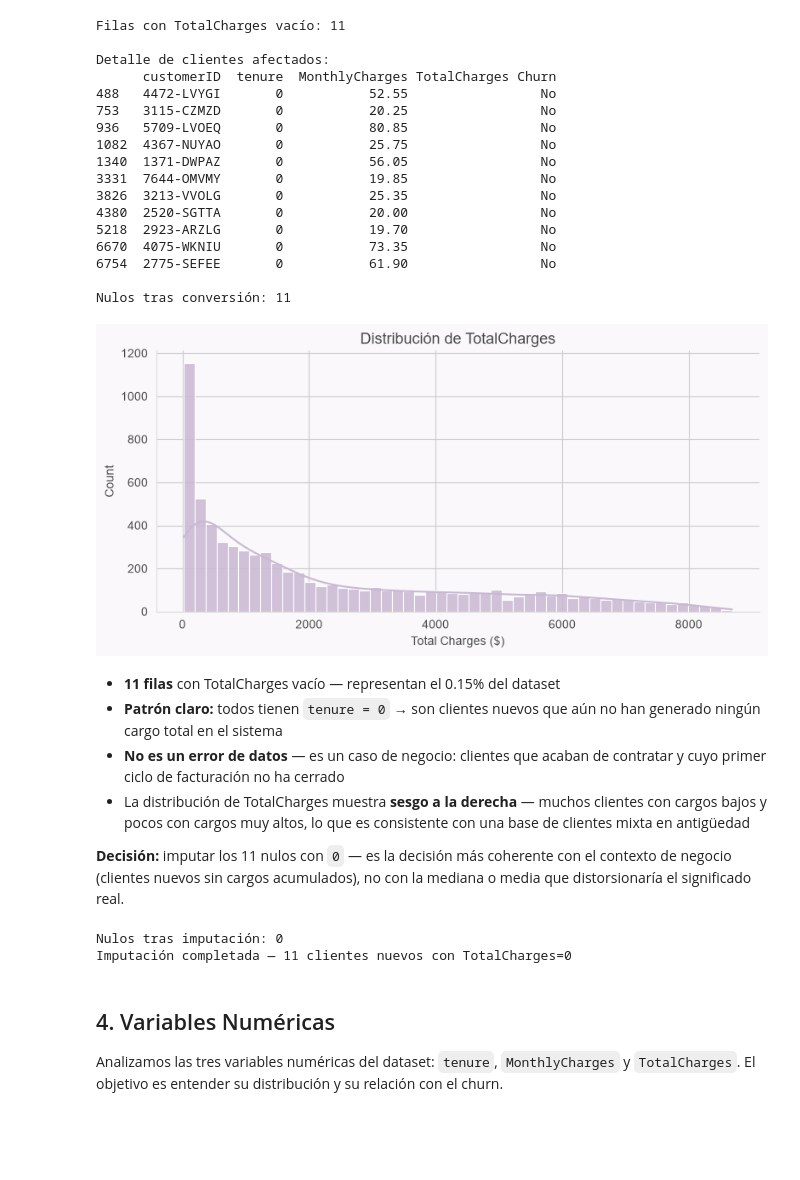
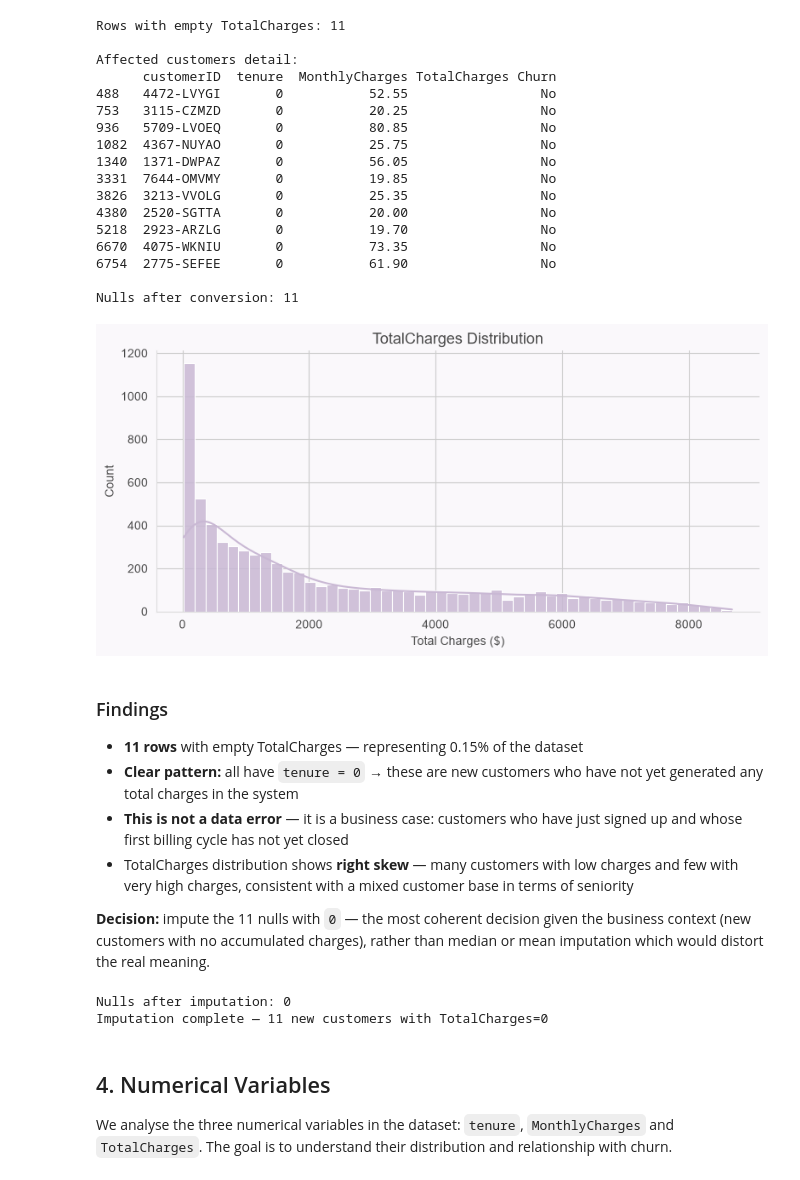
Before and after one commit to dayanaalconz/churn-prediction-pipeline, a Jupyter notebook: notebooks/01_eda.ipynb, the cells around one changed output. Cells and saved outputs as stored; diff of their text form; code cells hidden in the pictures; blank space fills up the shorter version.

```diff
--- a/notebooks/01_eda.ipynb
+++ b/notebooks/01_eda.ipynb
@@ -177,78 +182,75 @@ no detecta como nulos. Investigamos cuántos hay y qué clientes son.
 # %%
-# Identificar valores problemáticos
+# Identify problematic values
 total_charges_issues = df[df["TotalCharges"].str.strip() == ""]
-print(f"Filas con TotalCharges vacío: {len(total_charges_issues)}")
-print(f"\nDetalle de clientes afectados:")
+print(f"Rows with empty TotalCharges: {len(total_charges_issues)}")
+print(f"\nAffected customers detail:")
 print(total_charges_issues[["customerID", "tenure", "MonthlyCharges", "TotalCharges", "Churn"]])
 
-# Convertir a numérico
+# Convert to numeric
 df["TotalCharges"] = pd.to_numeric(df["TotalCharges"], errors="coerce")
-print(f"\nNulos tras conversión: {df['TotalCharges'].isna().sum()}")
+print(f"\nNulls after conversion: {df['TotalCharges'].isna().sum()}")
 
-# Paleta armónica
-SINGLE_COLOR = "#C9B8D4"
-BACKGROUND = "#FAF8FB"
-
-# Distribución de TotalCharges ya limpia
+# Distribution of cleaned TotalCharges
 fig, ax = plt.subplots(figsize=(8, 4), facecolor=BACKGROUND)
 ax.set_facecolor(BACKGROUND)
 sns.histplot(df["TotalCharges"].dropna(), bins=50, kde=True,
              color=SINGLE_COLOR, alpha=0.85, ax=ax)
-ax.set_title("Distribución de TotalCharges", fontsize=13, color="#4A4A4A")
+ax.set_title("TotalCharges Distribution", fontsize=13, color="#4A4A4A")
 ax.set_xlabel("Total Charges ($)", color="#4A4A4A")
 ax.set_ylabel("Count", color="#4A4A4A")
 ax.spines[["top", "right"]].set_visible(False)
 ax.spines[["left", "bottom"]].set_color("#DDDDDD")
 ax.tick_params(colors="#4A4A4A")
 plt.tight_layout()
 plt.savefig("../data/processed/02_totalcharges_distribution.png",
             dpi=150, bbox_inches="tight", facecolor=BACKGROUND)
 plt.show()
 # %% [output]
-Filas con TotalCharges vacío: 11
+Rows with empty TotalCharges: 11
 
-Detalle de clientes afectados:
+Affected customers detail:
       customerID  tenure  MonthlyCharges TotalCharges Churn
 488   4472-LVYGI       0           52.55                 No
 753   3115-CZMZD       0           20.25                 No
 936   5709-LVOEQ       0           80.85                 No
 1082  4367-NUYAO       0           25.75                 No
 1340  1371-DWPAZ       0           56.05                 No
 3331  7644-OMVMY       0           19.85                 No
 3826  3213-VVOLG       0           25.35                 No
 4380  2520-SGTTA       0           20.00                 No
 5218  2923-ARZLG       0           19.70                 No
 6670  4075-WKNIU       0           73.35                 No
 6754  2775-SEFEE       0           61.90                 No
 
-Nulos tras conversión: 11
+Nulls after conversion: 11
-[figure, old version]
+[figure, new version]
 # %% [markdown]
-- **11 filas** con TotalCharges vacío — representan el 0.15% del dataset
-- **Patrón claro:** todos tienen `tenure = 0` → son clientes nuevos que
-  aún no han generado ningún cargo total en el sistema
-- **No es un error de datos** — es un caso de negocio: clientes que
-  acaban de contratar y cuyo primer ciclo de facturación no ha cerrado
-- La distribución de TotalCharges muestra **sesgo a la derecha** —
-  muchos clientes con cargos bajos y pocos con cargos muy altos,
-  lo que es consistente con una base de clientes mixta en antigüedad
+### Findings
+- **11 rows** with empty TotalCharges — representing 0.15% of the dataset
+- **Clear pattern:** all have `tenure = 0` → these are new customers who
+  have not yet generated any total charges in the system
+- **This is not a data error** — it is a business case: customers who
+  have just signed up and whose first billing cycle has not yet closed
+- TotalCharges distribution shows **right skew** — many customers with
+  low charges and few with very high charges, consistent with a mixed
+  customer base in terms of seniority
 
-**Decisión:** imputar los 11 nulos con `0` — es la decisión más coherente
-con el contexto de negocio (clientes nuevos sin cargos acumulados),
-no con la mediana o media que distorsionaría el significado real.
+**Decision:** impute the 11 nulls with `0` — the most coherent decision
+given the business context (new customers with no accumulated charges),
+rather than median or mean imputation which would distort the real meaning.
 # %%
-# Imputación justificada: clientes nuevos con tenure=0 → TotalCharges=0
+# Business-justified imputation: new customers with tenure=0 → TotalCharges=0
 df["TotalCharges"] = df["TotalCharges"].fillna(0)
-print(f"Nulos tras imputación: {df['TotalCharges'].isna().sum()}")
-print("Imputación completada — 11 clientes nuevos con TotalCharges=0")
+print(f"Nulls after imputation: {df['TotalCharges'].isna().sum()}")
+print("Imputation complete — 11 new customers with TotalCharges=0")
 # %% [output]
-Nulos tras imputación: 0
-Imputación completada — 11 clientes nuevos con TotalCharges=0
+Nulls after imputation: 0
+Imputation complete — 11 new customers with TotalCharges=0
 # %% [markdown]
-## 4. Variables Numéricas
-Analizamos las tres variables numéricas del dataset: `tenure`,
-`MonthlyCharges` y `TotalCharges`. El objetivo es entender su
-distribución y su relación con el churn.
+## 4. Numerical Variables
+We analyse the three numerical variables in the dataset: `tenure`,
+`MonthlyCharges` and `TotalCharges`. The goal is to understand their
+distribution and relationship with churn.
 # %%
 num_vars = ["tenure", "MonthlyCharges", "TotalCharges"]
 
```
Also changed, not shown: parts of 16 cells of this notebook.
